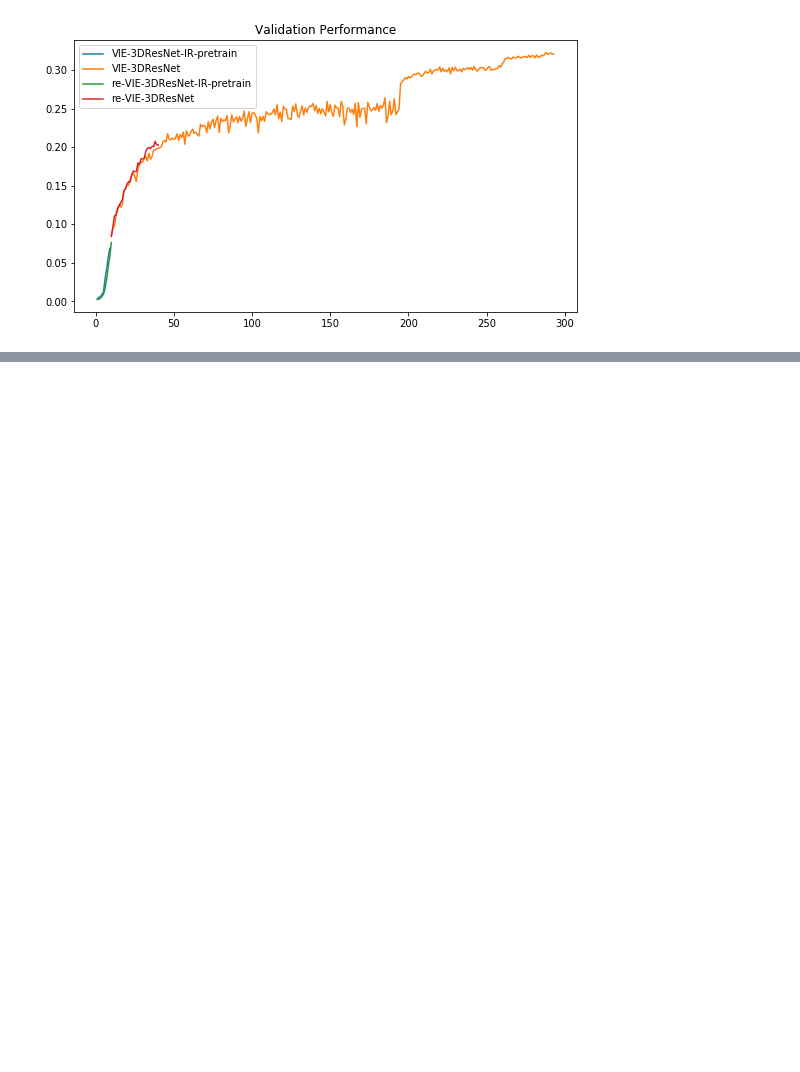
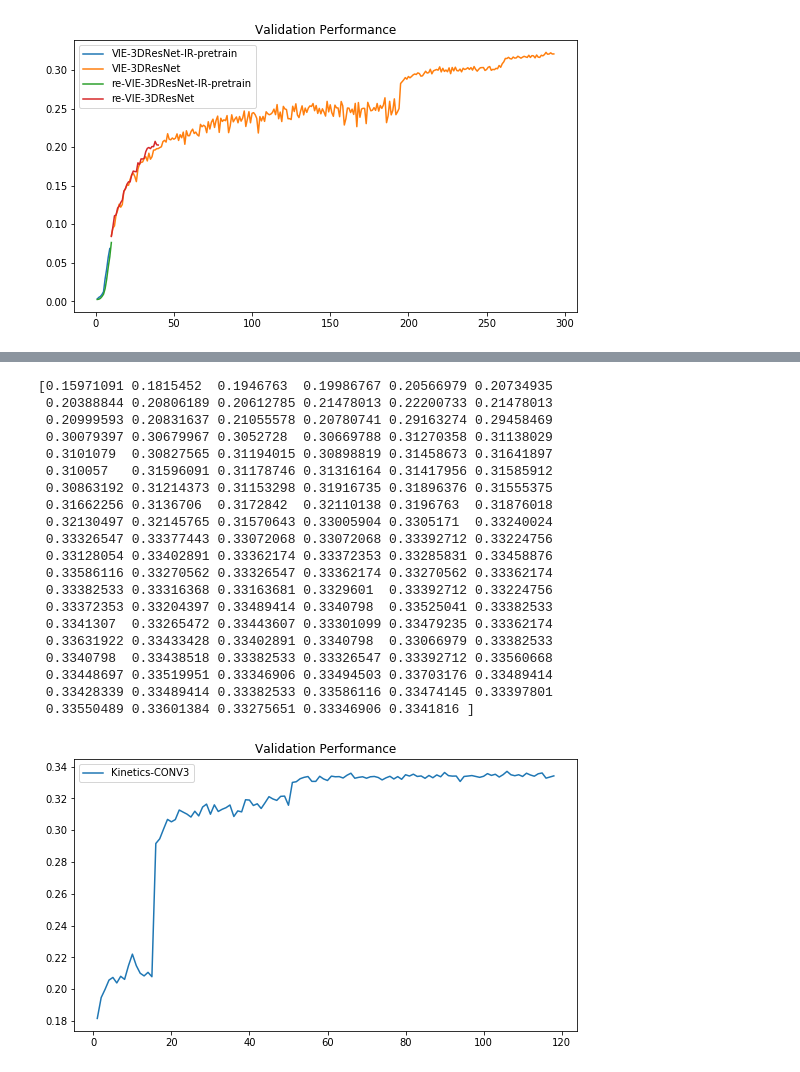
Before and after one commit to neuroailab/VIE, a Jupyter notebook: notebook/show_results.ipynb, the cells around one changed output, grey strips where cells are left out. Cells and saved outputs as stored; diff of their text form; code cells hidden in the pictures; blank space fills up the shorter version.

```diff
--- a/notebook/show_results.ipynb
+++ b/notebook/show_results.ipynb
@@ -74,0 +145,34 @@ pass
+# %%
+importlib.reload(utils)
+
+kwargs = {
+    'conn': conn_7,
+    'colname': 'KN',
+    'dbname': 'vd_trans',
+}
+
+curr_expid = 'vd_3dresnet_trans_all'
+print(utils.show_val_in_tfutils(
+    curr_expid, new_figure=True, label_now='Kinetics-CONV3', key='top1_5', **kwargs))
+# %% [output]
+[0.15971091 0.1815452  0.1946763  0.19986767 0.20566979 0.20734935
+ 0.20388844 0.20806189 0.20612785 0.21478013 0.22200733 0.21478013
+ 0.20999593 0.20831637 0.21055578 0.20780741 0.29163274 0.29458469
+ 0.30079397 0.30679967 0.3052728  0.30669788 0.31270358 0.31138029
+ 0.3101079  0.30827565 0.31194015 0.30898819 0.31458673 0.31641897
+ 0.310057   0.31596091 0.31178746 0.31316164 0.31417956 0.31585912
+ 0.30863192 0.31214373 0.31153298 0.31916735 0.31896376 0.31555375
+ 0.31662256 0.3136706  0.3172842  0.32110138 0.3196763  0.31876018
+ 0.32130497 0.32145765 0.31570643 0.33005904 0.3305171  0.33240024
+ 0.33326547 0.33377443 0.33072068 0.33072068 0.33392712 0.33224756
+ 0.33128054 0.33402891 0.33362174 0.33372353 0.33285831 0.33458876
+ 0.33586116 0.33270562 0.33326547 0.33362174 0.33270562 0.33362174
+ 0.33382533 0.33316368 0.33163681 0.3329601  0.33392712 0.33224756
+ 0.33372353 0.33204397 0.33489414 0.3340798  0.33525041 0.33382533
+ 0.3341307  0.33265472 0.33443607 0.33301099 0.33479235 0.33362174
+ 0.33631922 0.33433428 0.33402891 0.3340798  0.33066979 0.33382533
+ 0.3340798  0.33438518 0.33382533 0.33326547 0.33392712 0.33560668
+ 0.33448697 0.33519951 0.33346906 0.33494503 0.33703176 0.33489414
+ 0.33428339 0.33489414 0.33382533 0.33586116 0.33474145 0.33397801
+ 0.33550489 0.33601384 0.33275651 0.33346906 0.3341816 ]
+[figure, added]
```
Also changed, not shown: parts of 8 cells of this notebook.
